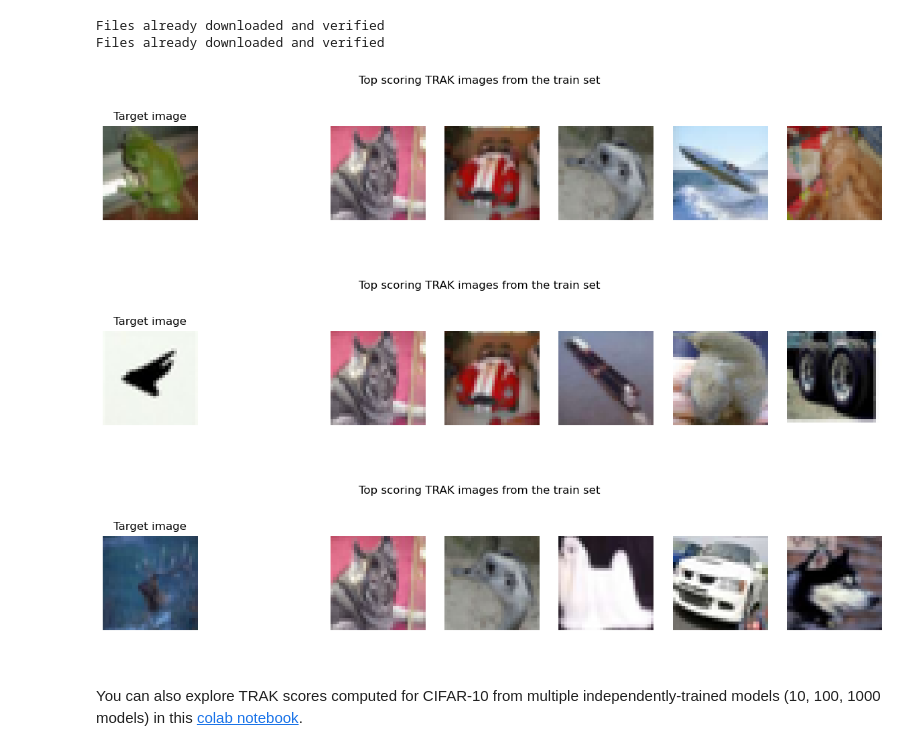
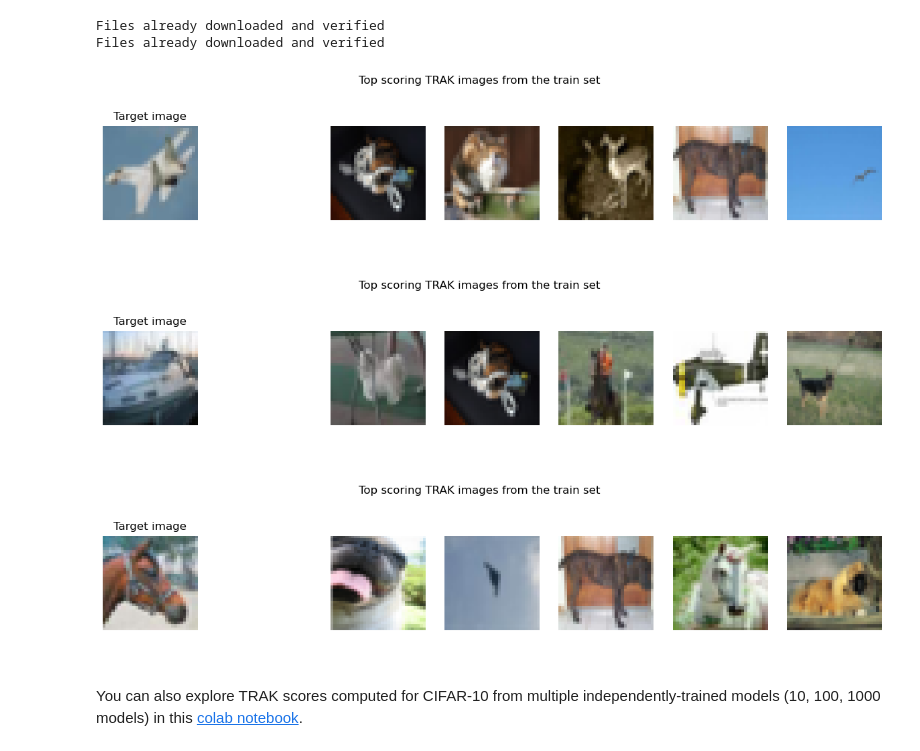
Before and after one commit to sleepymalc/MISS, a Jupyter notebook: linearizing/TRAK_cifar_quickstart.ipynb, the cells around one changed output. Cells and saved outputs as stored; diff of their text form; code cells hidden in the pictures.

```diff
--- a/linearizing/TRAK_cifar_quickstart.ipynb
+++ b/linearizing/TRAK_cifar_quickstart.ipynb
@@ -174,7 +174,7 @@ from trak import TRAKer
 
 traker = TRAKer(model=model,
                 task='image_classification',
-                proj_dim=200,
+                proj_dim=5000,
                 train_set_size=len(loader_train.dataset))
 # %% [output]
 ERROR:TRAK:Could not use CudaProjector.
@@ -232,25 +232,25 @@ ds_val = torchvision.datasets.CIFAR10(root='/tmp/cifar/', download=True, train=F
 Files already downloaded and verified
 Files already downloaded and verified
 # %%
-for i in [7, 21, 22]:
+for i in [10, 2, 17]:
 
     fig, axs = plt.subplots(ncols=7, figsize=(15, 3))
     fig.suptitle('Top scoring TRAK images from the train set')
 
     axs[0].imshow(ds_val[i][0])
 
     axs[0].axis('off'); axs[0].set_title('Target image')
     axs[1].axis('off')
 
     top_trak_scorers = scores[:, i].argsort()[-5:][::-1]
     for ii, train_im_ind in enumerate(top_trak_scorers):
         axs[ii + 2].imshow(ds_train[train_im_ind][0]); axs[ii + 2].axis('off')
 
     fig.show()
 # %% [output]
-[figure, old version]
+[figure, new version]
-[figure, old version]
+[figure, new version]
-[figure, old version]
+[figure, new version]
 # %% [markdown]
 You can also explore TRAK scores computed for CIFAR-10 from multiple independently-trained models (10, 100, 1000 models) in this [colab notebook](https://colab.research.google.com/drive/1Mlpzno97qpI3UC1jpOATXEHPD-lzn9Wg?usp=sharing).
 # %% [markdown]
```
Also changed, not shown: parts of 1 cell of this notebook, 21 other files.
